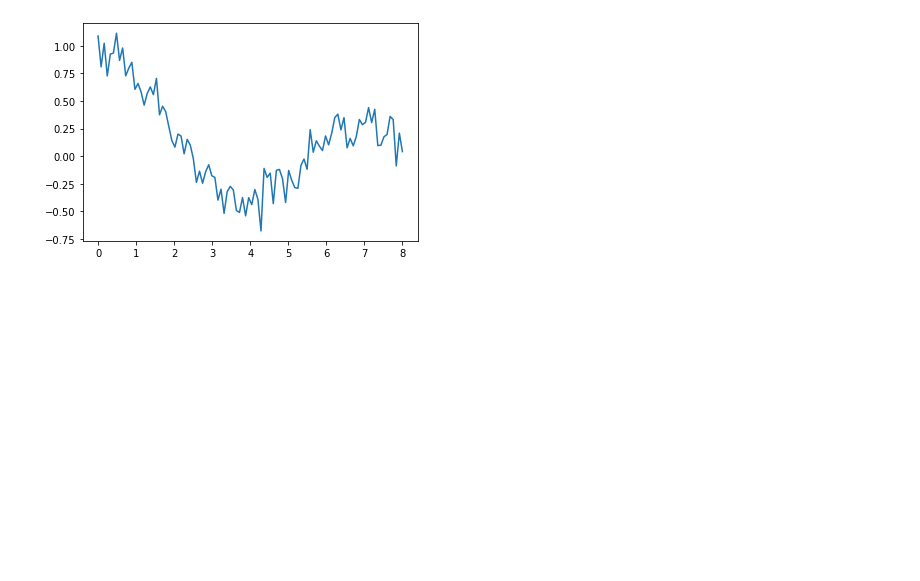
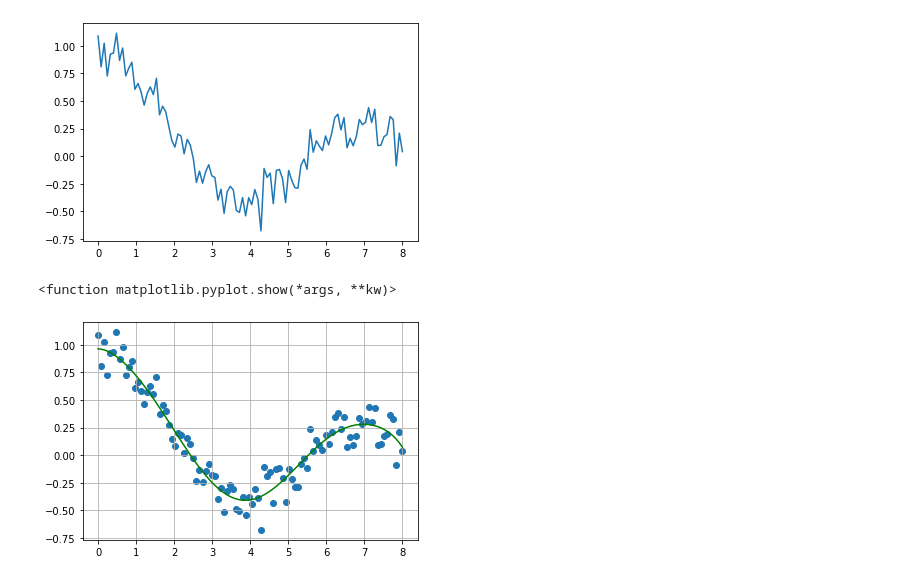
Before and after one commit to beriaacan/FIZ437E, a Jupyter notebook: bessel.ipynb, the cells around one changed output. Cells and saved outputs as stored; diff of their text form; code cells hidden in the pictures; blank space fills up the shorter version.

```diff
--- a/bessel.ipynb
+++ b/bessel.ipynb
@@ -29,0 +33,15 @@ plt.show()
+# %%
+#polynomial part
+poly_reg=PolynomialFeatures(degree=8)
+poly_features=poly_reg.fit_transform(x.reshape(-1,1))
+poly_reg_model=LinearRegression()
+poly_reg_model.fit(poly_features,f)
+y_predicted=poly_reg_model.predict(poly_features)
+
+plt.scatter(x,f)
+plt.plot(x,y_predicted, c="green")
+plt.grid()
+plt.show
+# %% [output]
+<function matplotlib.pyplot.show(*args, **kw)>
+[figure, added]
```
Also changed, not shown: parts of 1 cell of this notebook.
